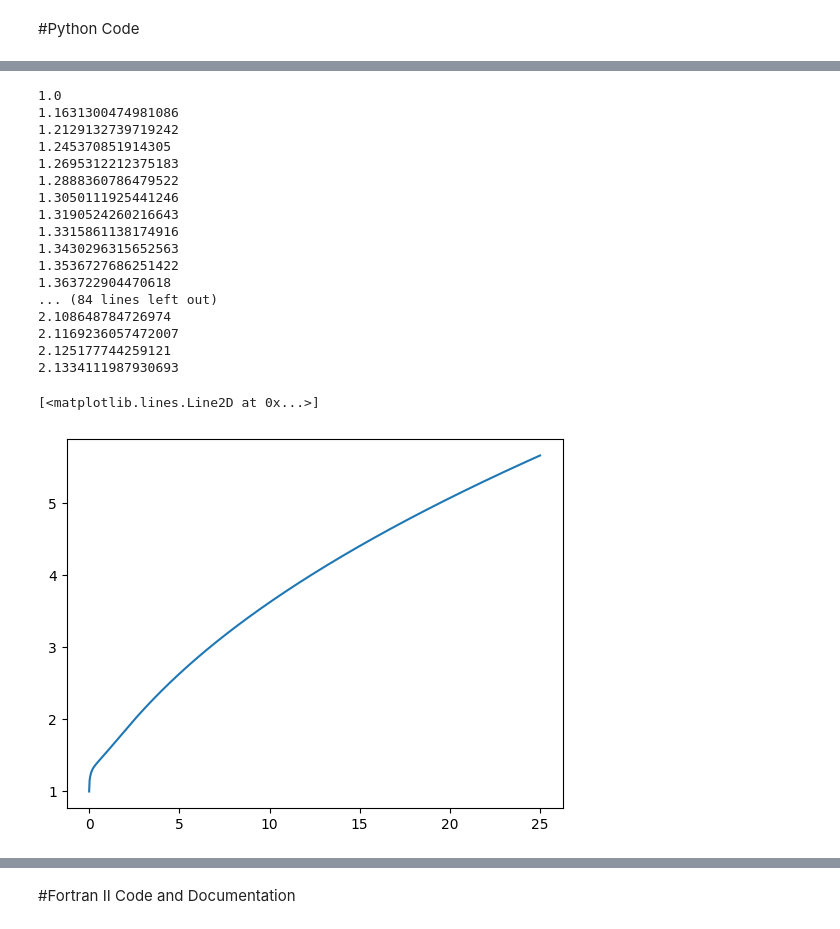
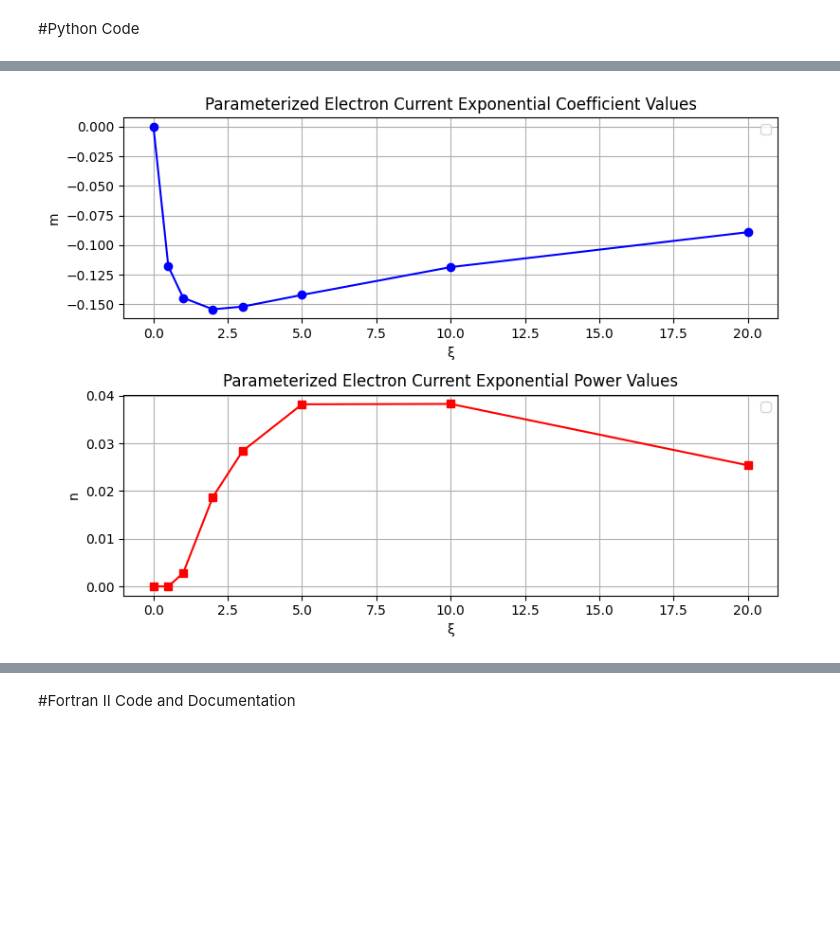
Before and after one commit to russburns/Laframboise1966Code, a Jupyter notebook: MAIN_PROGRAM_2.ipynb, the cells around one changed output, grey strips where cells are left out. Cells and saved outputs as stored; diff of their text form; code cells hidden in the pictures; blank space fills up the shorter version.

```diff
--- a/MAIN_PROGRAM_2.ipynb
+++ b/MAIN_PROGRAM_2.ipynb
@@ -84,9 +94,0 @@ plt.show()
-# %%
-def func(x, a,b,c):
-    return a * np.exp(b*x**c)
-
-popt, _ = curve_fit(func, ratio[:-1], a_vals[:-1], p0=[1, 1,1])
-plt.plot(ratio[:-1], a_vals[:-1], 'o')
-a, b, c = popt
-print(popt)
-plt.plot(ratio[:-1], func(ratio[:-1], a, b, c))
@@ -97,26 +95,35 @@ plt.plot(ratio[:-1], func(ratio[:-1], a, b, c))
-# %%
-#for i in range(x.shape[0]):
-    #print(x[i])
-    #print(2 / np.sqrt(np.pi) * np.sqrt(x[i]) + special.erfcx(x[i]))
-x=np.linspace(0,25,1000)
-plt.plot(x,(2 / np.sqrt(np.pi)) * np.sqrt(x) + special.erfcx(x))
-# %% [output]
-1.0
-1.1631300474981086
-1.2129132739719242
-1.245370851914305
-1.2695312212375183
-1.2888360786479522
-1.3050111925441246
-1.3190524260216643
-1.3315861138174916
-1.3430296315652563
-1.3536727686251422
-1.363722904470618
-... (84 lines left out)
-2.108648784726974
-2.1169236057472007
-2.125177744259121
-2.1334111987930693
-[<matplotlib.lines.Line2D at 0x...>]
-[figure, removed]
+# %%
+A = []
+B = []
+
+for j in range(len(Xi)):
+    a, b = fit_params[j][1], fit_params[j][2]
+    A.append(a)
+    B.append(b)
+
+Xi=np.insert(Xi, 0, 0) #force zero in to account for functional
+A=np.insert(A, 0, 0) #force zero in to account for functional
+B=np.insert(B, 0, 0) #force zero in to account for functional
+
+plt.figure(figsize=(8, 6))
+
+plt.subplot(2, 1, 1)
+plt.plot(Xi, A, 'o-', color='b')
+plt.xlabel("ξ")
+plt.ylabel("m")
+plt.title("Parameterized Electron Current Exponential Coefficient Values")
+plt.grid(True)
+plt.legend()
+
+plt.subplot(2, 1, 2)
+plt.plot(Xi, B, 's-', color='r')
+plt.xlabel("ξ")
+plt.ylabel("n")
+plt.title("Parameterized Electron Current Exponential Power Values")
+plt.grid(True)
+plt.legend()
+
+plt.tight_layout()
+plt.show()
+# %% [output]
+[figure, added]
```
Also changed, not shown: parts of 14 cells of this notebook.
